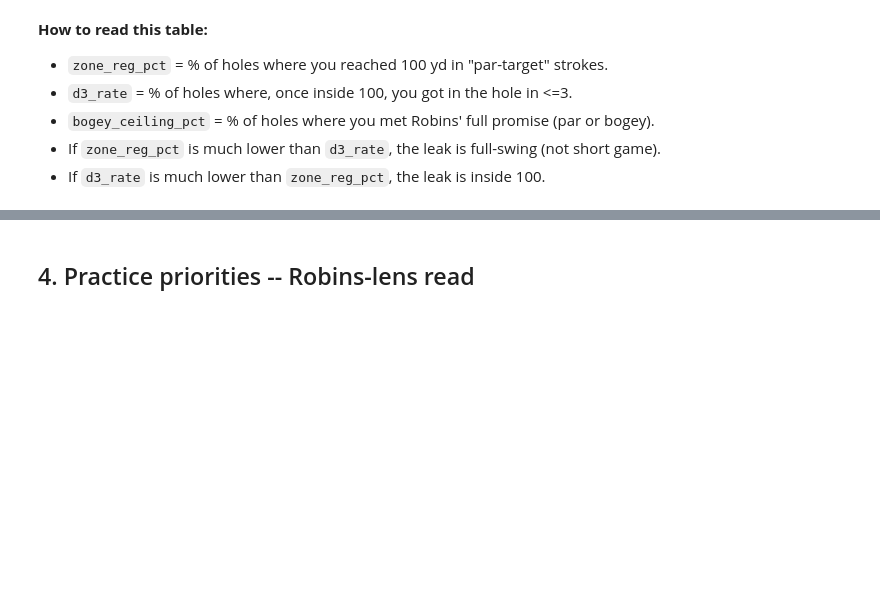
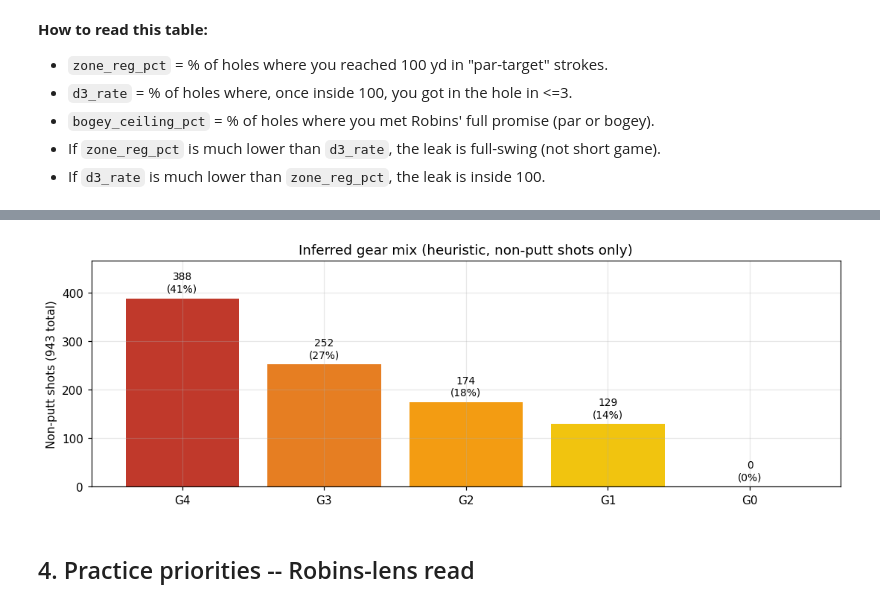
Before and after one commit to zachfreitas/golf, a Jupyter notebook: notebooks/Scoring_Method_L1.ipynb, the cells around one changed output, grey strips where cells are left out. Cells and saved outputs as stored; diff of their text form; code cells hidden in the pictures; blank space fills up the shorter version.

```diff
--- a/notebooks/Scoring_Method_L1.ipynb
+++ b/notebooks/Scoring_Method_L1.ipynb
@@ -155,0 +214,3 @@ agg.by_par
+# %%
+gears = compute_gear_tally(data.shots, round_ids)
+gears
@@ -156,3 +225,19 @@ agg.by_par
+# %%
+non_putt_only = gears[gears["Gear"].isin(["G4", "G3", "G2", "G1", "G0"])].copy()
+fig, ax = plt.subplots(figsize=(10, 3.5))
+bars = ax.bar(non_putt_only["Gear"], non_putt_only["Shots"],
+              color=["#c0392b", "#e67e22", "#f39c12", "#f1c40f", "#95a5a6"])
+total_np = int(non_putt_only["Shots"].sum())
+for bar, cnt in zip(bars, non_putt_only["Shots"]):
+    pct = cnt / total_np if total_np else 0
+    ax.text(bar.get_x() + bar.get_width()/2, cnt + total_np*0.01,
+            f"{cnt}\n({pct:.0%})", ha="center", va="bottom", fontsize=9)
+ax.set_ylim(0, (max(non_putt_only["Shots"]) if total_np else 1) * 1.2)
+ax.set_ylabel(f"Non-putt shots ({total_np} total)")
+ax.set_title("Inferred gear mix (heuristic, non-putt shots only)")
+plt.tight_layout()
+# %% [output]
+[figure, added]
 # %% [markdown]
 ## 4. Practice priorities -- Robins-lens read
 # %%
```
Also changed, not shown: parts of 8 cells of this notebook, 3 other files.
